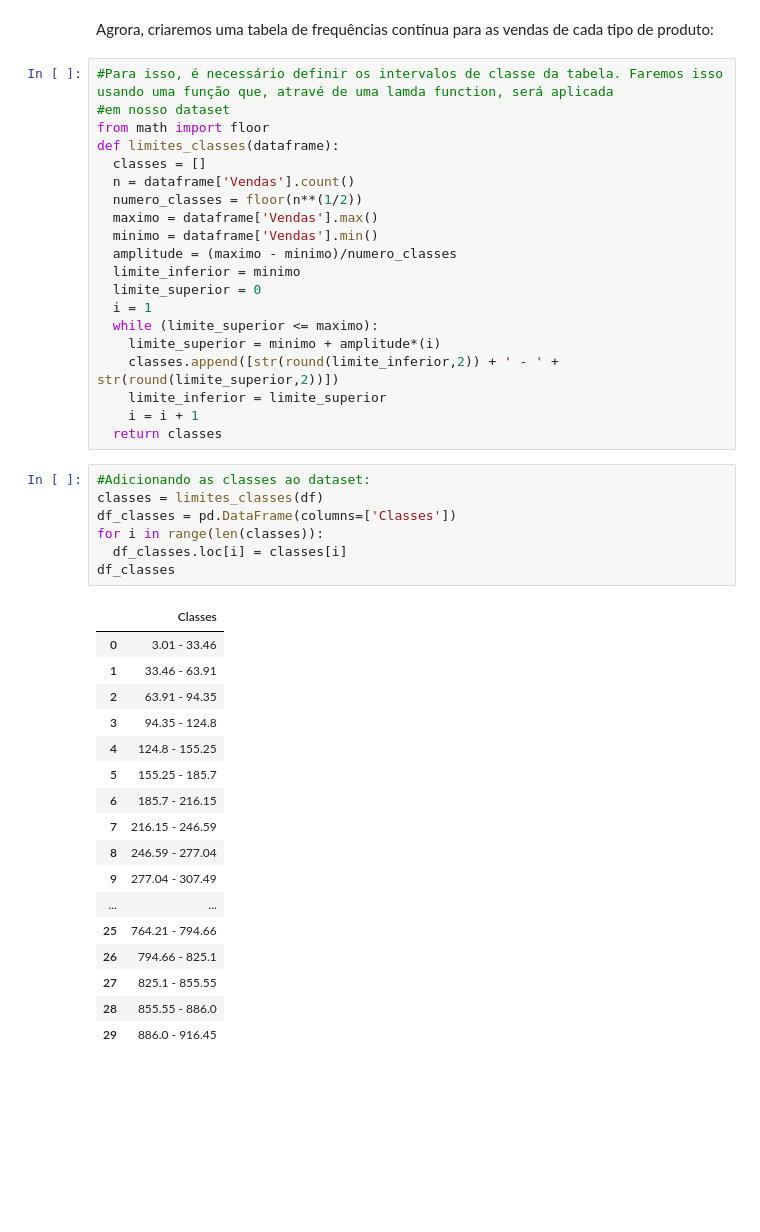
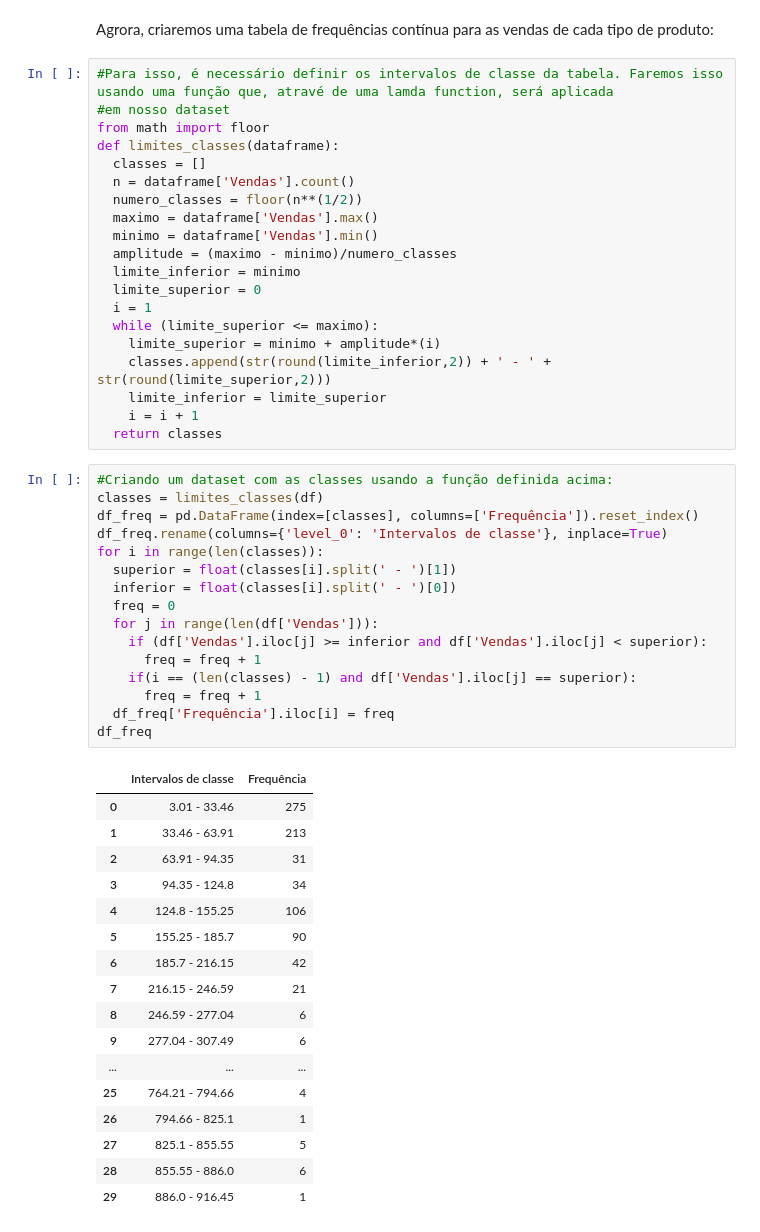
Before and after one commit to shl0mo/AnaliseDados_DIO-Pandas, a Jupyter notebook: AnaliseDados_DIO_Pandas.ipynb, the cells around one changed output. Saved outputs shown, nothing was run; the diff lists cells and outputs as text; blank space fills up the shorter version.

```diff
--- a/AnaliseDados_DIO_Pandas.ipynb
+++ b/AnaliseDados_DIO_Pandas.ipynb
@@ -1002,32 +1002,41 @@ def limites_classes(dataframe):
   i = 1
   while (limite_superior <= maximo):
     limite_superior = minimo + amplitude*(i)
-    classes.append([str(round(limite_inferior,2)) + ' - ' + str(round(limite_superior,2))])
+    classes.append(str(round(limite_inferior,2)) + ' - ' + str(round(limite_superior,2)))
     limite_inferior = limite_superior
     i = i + 1
   return classes
-# %%
-#Adicionando as classes ao dataset:
-classes = limites_classes(df)
-df_classes = pd.DataFrame(columns=['Classes'])
-for i in range(len(classes)):
-  df_classes.loc[i] = classes[i]
-df_classes
-# %% [output]
-|  | Classes |
-| 0 | 3.01 - 33.46 |
-| 1 | 33.46 - 63.91 |
-| 2 | 63.91 - 94.35 |
-| 3 | 94.35 - 124.8 |
-| 4 | 124.8 - 155.25 |
-| 5 | 155.25 - 185.7 |
-| 6 | 185.7 - 216.15 |
-| 7 | 216.15 - 246.59 |
-| 8 | 246.59 - 277.04 |
-| 9 | 277.04 - 307.49 |
-| ... | ... |
-| 25 | 764.21 - 794.66 |
-| 26 | 794.66 - 825.1 |
-| 27 | 825.1 - 855.55 |
-| 28 | 855.55 - 886.0 |
-| 29 | 886.0 - 916.45 |
+# %%
+#Criando um dataset com as classes usando a função definida acima:
+classes = limites_classes(df)
+df_freq = pd.DataFrame(index=[classes], columns=['Frequência']).reset_index()
+df_freq.rename(columns={'level_0': 'Intervalos de classe'}, inplace=True)
+for i in range(len(classes)):
+  superior = float(classes[i].split(' - ')[1])
+  inferior = float(classes[i].split(' - ')[0])
+  freq = 0
+  for j in range(len(df['Vendas'])):
+    if (df['Vendas'].iloc[j] >= inferior and df['Vendas'].iloc[j] < superior):
+      freq = freq + 1
+    if(i == (len(classes) - 1) and df['Vendas'].iloc[j] == superior):
+      freq = freq + 1
+  df_freq['Frequência'].iloc[i] = freq
+df_freq
+# %% [output]
+|  | Intervalos de classe | Frequência |
+| 0 | 3.01 - 33.46 | 275 |
+| 1 | 33.46 - 63.91 | 213 |
+| 2 | 63.91 - 94.35 | 31 |
+| 3 | 94.35 - 124.8 | 34 |
+| 4 | 124.8 - 155.25 | 106 |
+| 5 | 155.25 - 185.7 | 90 |
+| 6 | 185.7 - 216.15 | 42 |
+| 7 | 216.15 - 246.59 | 21 |
+| 8 | 246.59 - 277.04 | 6 |
+| 9 | 277.04 - 307.49 | 6 |
+| ... | ... | ... |
+| 25 | 764.21 - 794.66 | 4 |
+| 26 | 794.66 - 825.1 | 1 |
+| 27 | 825.1 - 855.55 | 5 |
+| 28 | 855.55 - 886.0 | 6 |
+| 29 | 886.0 - 916.45 | 1 |
```
Also changed, not shown: parts of 1 cell of this notebook.
